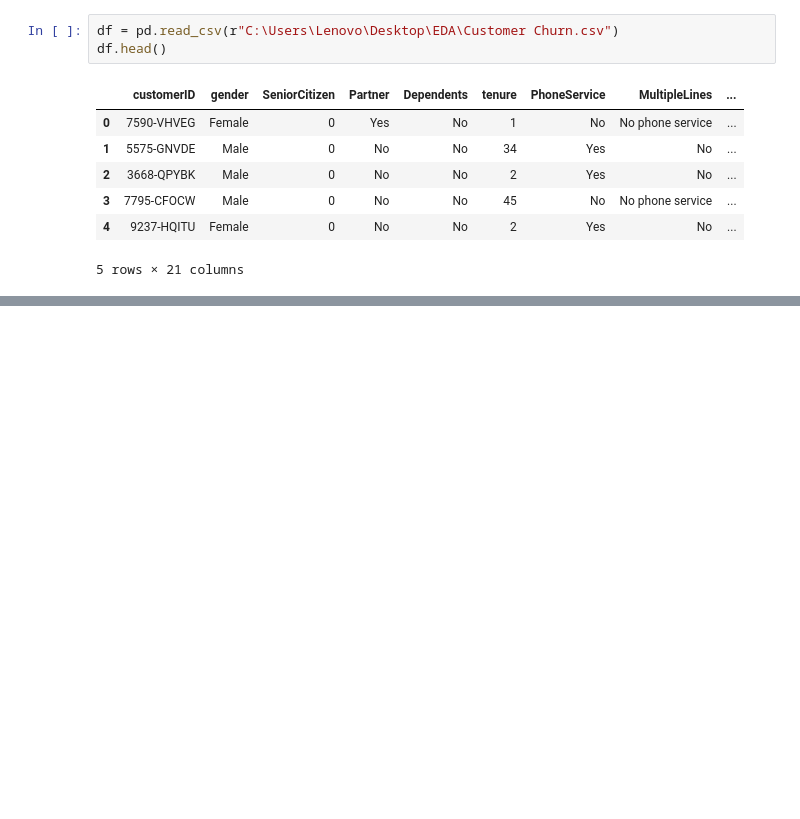
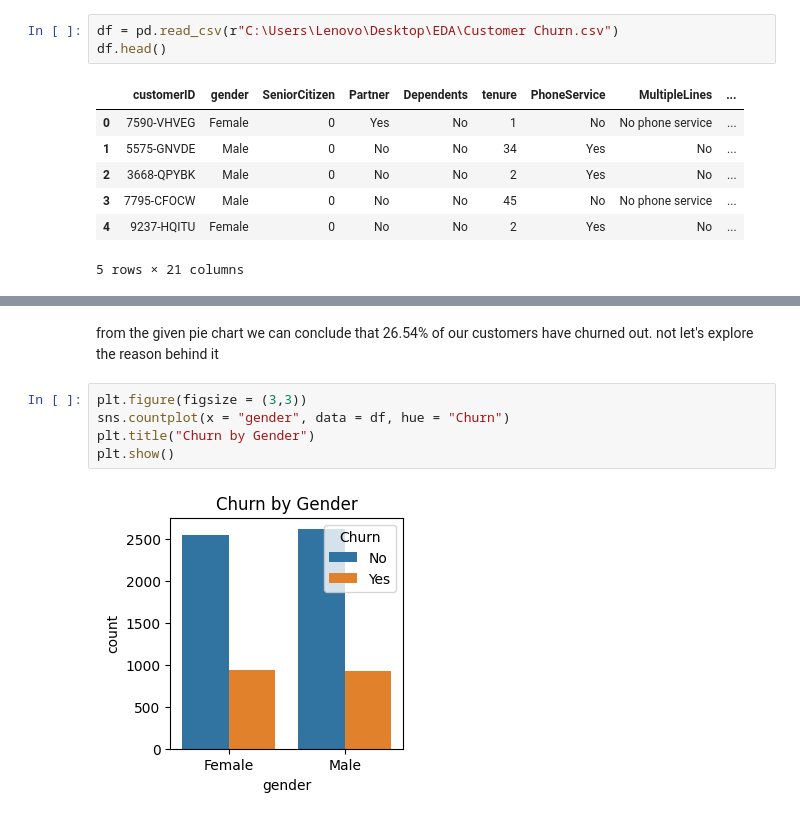
Before and after one commit to AmbikaSinghSengar/EDA-Project, a Jupyter notebook: eda.ipynb, the cells around one changed output, grey strips where cells are left out. Drawn from its saved outputs; the diff is of its cells as text; blank space fills up the shorter version.

```diff
--- a/eda.ipynb
+++ b/eda.ipynb
@@ -16,0 +126,10 @@ df.head()
+# %% [markdown]
+from the given pie chart we can conclude that 26.54% of our customers have churned out.
+not let's explore the reason behind it
+# %%
+plt.figure(figsize = (3,3))
+sns.countplot(x = "gender", data = df, hue = "Churn")
+plt.title("Churn by Gender")
+plt.show()
+# %% [output]
+[figure, added]
```
Also changed, not shown: parts of 23 cells of this notebook.
